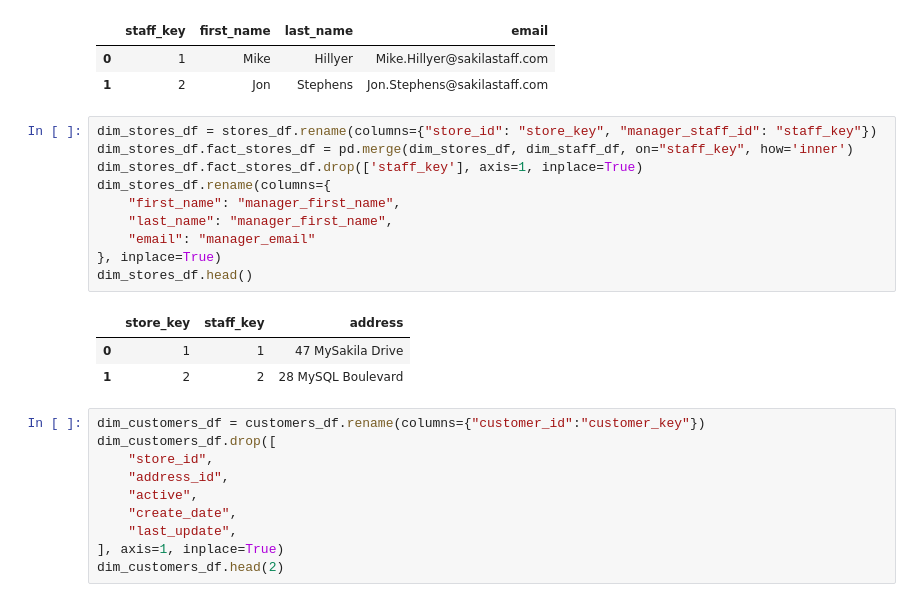
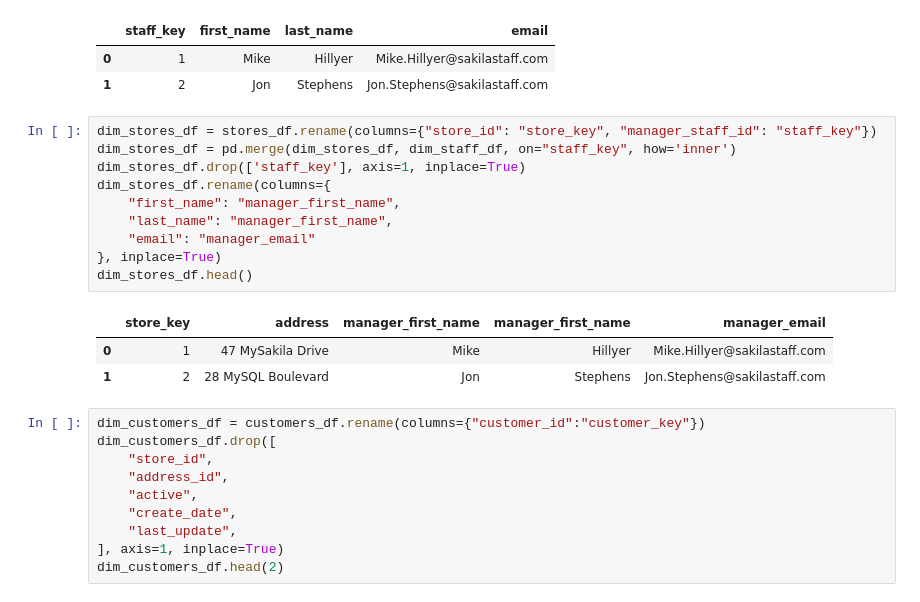
Before and after one commit to GarrettBurroughs/ds2002midterm, a Jupyter notebook: notebook/midterm.ipynb, the cells around one changed output. Cells and saved outputs as stored; diff of their text form.

```diff
--- a/notebook/midterm.ipynb
+++ b/notebook/midterm.ipynb
@@ -176,18 +169,18 @@ dim_staff_df.head(2)
 | 1 | 2 | Jon | Stephens | Jon.Stephens@sakilastaff.com |
 # %%
 dim_stores_df = stores_df.rename(columns={"store_id": "store_key", "manager_staff_id": "staff_key"})
-dim_stores_df.fact_stores_df = pd.merge(dim_stores_df, dim_staff_df, on="staff_key", how='inner')
-dim_stores_df.fact_stores_df.drop(['staff_key'], axis=1, inplace=True)
+dim_stores_df = pd.merge(dim_stores_df, dim_staff_df, on="staff_key", how='inner')
+dim_stores_df.drop(['staff_key'], axis=1, inplace=True)
 dim_stores_df.rename(columns={
     "first_name": "manager_first_name",
     "last_name": "manager_first_name",
     "email": "manager_email"
 }, inplace=True)
 dim_stores_df.head()
 # %% [output]
-|  | store_key | staff_key | address |
-| 0 | 1 | 1 | 47 MySakila Drive |
-| 1 | 2 | 2 | 28 MySQL Boulevard |
+|  | store_key | address | manager_first_name | manager_first_name | manager_email |
+| 0 | 1 | 47 MySakila Drive | Mike | Hillyer | Mike.Hillyer@sakilastaff.com |
+| 1 | 2 | 28 MySQL Boulevard | Jon | Stephens | Jon.Stephens@sakilastaff.com |
 # %%
 dim_customers_df = customers_df.rename(columns={"customer_id":"customer_key"})
 dim_customers_df.drop([
```
Also changed, not shown: parts of 2 cells of this notebook.
